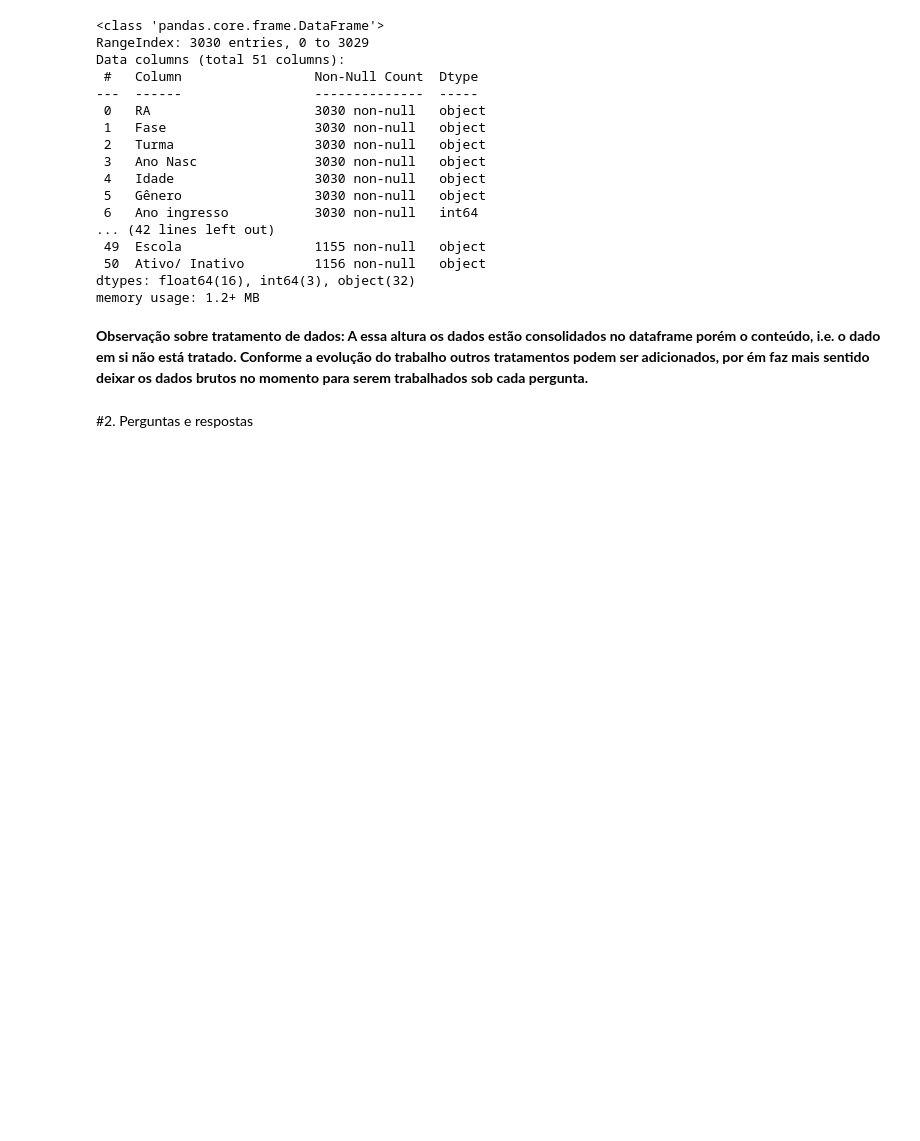
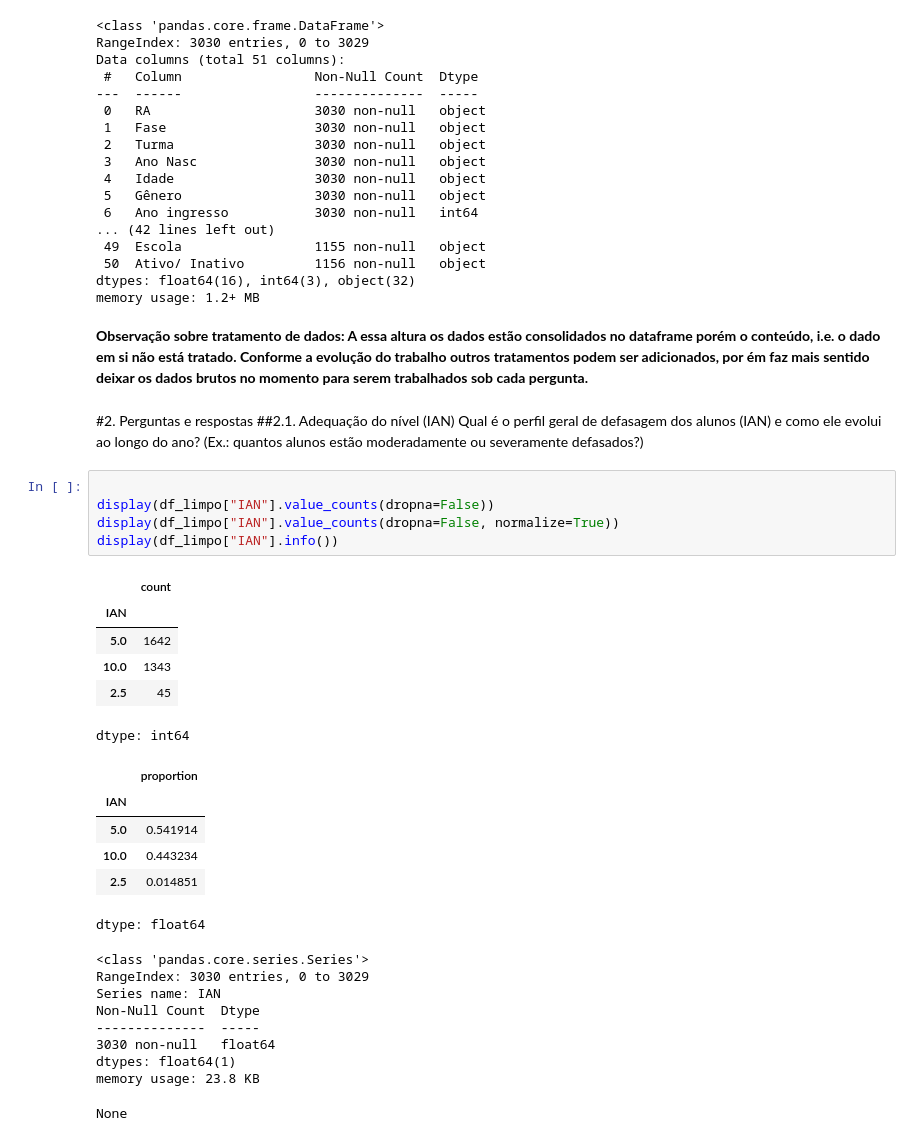
Before and after one commit to Marconiadsf/fiap-postech-datathon, a Jupyter notebook: Fase_5_Datathon_EDA.ipynb, the cells around one changed output. Saved outputs shown, nothing was run; the diff lists cells and outputs as text; blank space fills up the shorter version.

Commit message:
func(aed): Adicionadas as perguntas 1,2. Pergunta 1 respondida.

```diff
--- a/Fase_5_Datathon_EDA.ipynb
+++ b/Fase_5_Datathon_EDA.ipynb
@@ -157,5 +159,35 @@ memory usage: 1.2+ MB
 # %% [markdown]
 **Observação sobre tratamento de dados: A essa altura os dados estão consolidados no dataframe porém o conteúdo, i.e. o dado em si não está tratado. Conforme a evolução do trabalho outros tratamentos podem ser adicionados, por
 ém faz mais sentido deixar os dados brutos no momento para serem trabalhados sob cada pergunta.**
-# %% [markdown]
-#2. Perguntas e respostas
+# %% [markdown]
+#2. Perguntas e respostas
+##2.1. Adequação do nível (IAN)
+Qual é o perfil geral de defasagem dos alunos (IAN) e como ele evolui ao
+longo do ano? (Ex.: quantos alunos estão moderadamente ou severamente defasados?)
+# %%
+
+display(df_limpo["IAN"].value_counts(dropna=False))
+display(df_limpo["IAN"].value_counts(dropna=False, normalize=True))
+display(df_limpo["IAN"].info())
+# %% [output]
+|  | count |
+| IAN |  |
+| 5.0 | 1642 |
+| 10.0 | 1343 |
+| 2.5 | 45 |
+dtype: int64
+|  | proportion |
+| IAN |  |
+| 5.0 | 0.541914 |
+| 10.0 | 0.443234 |
+| 2.5 | 0.014851 |
+dtype: float64
+<class 'pandas.core.series.Series'>
+RangeIndex: 3030 entries, 0 to 3029
+Series name: IAN
+Non-Null Count  Dtype
+--------------  -----
+3030 non-null   float64
+dtypes: float64(1)
+memory usage: 23.8 KB
+None
```
Also changed, not shown: parts of 6 cells of this notebook.
